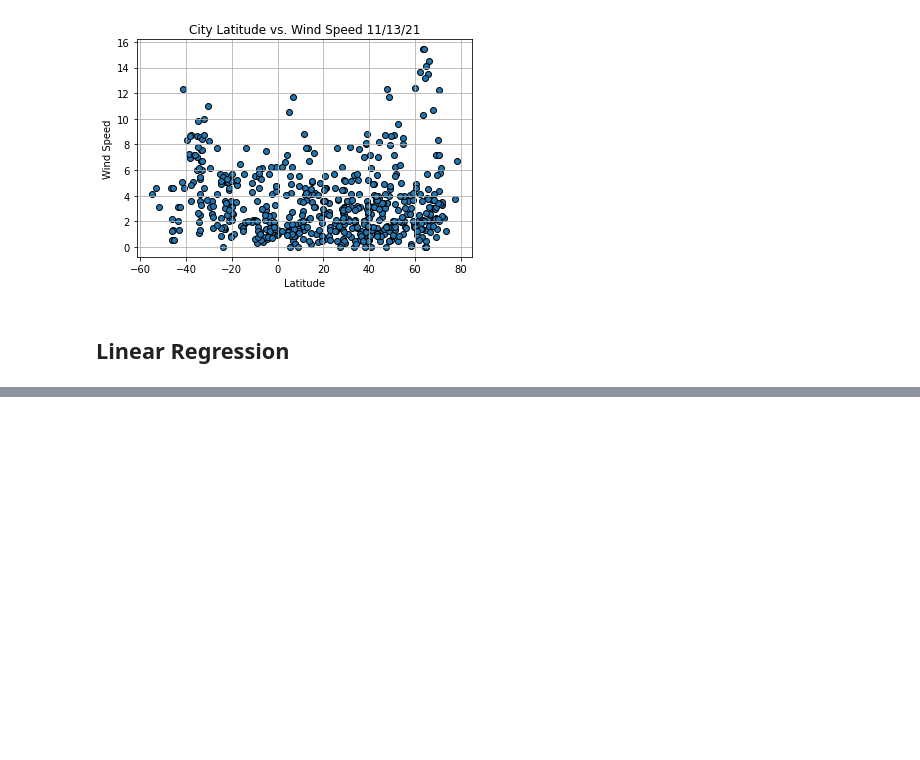
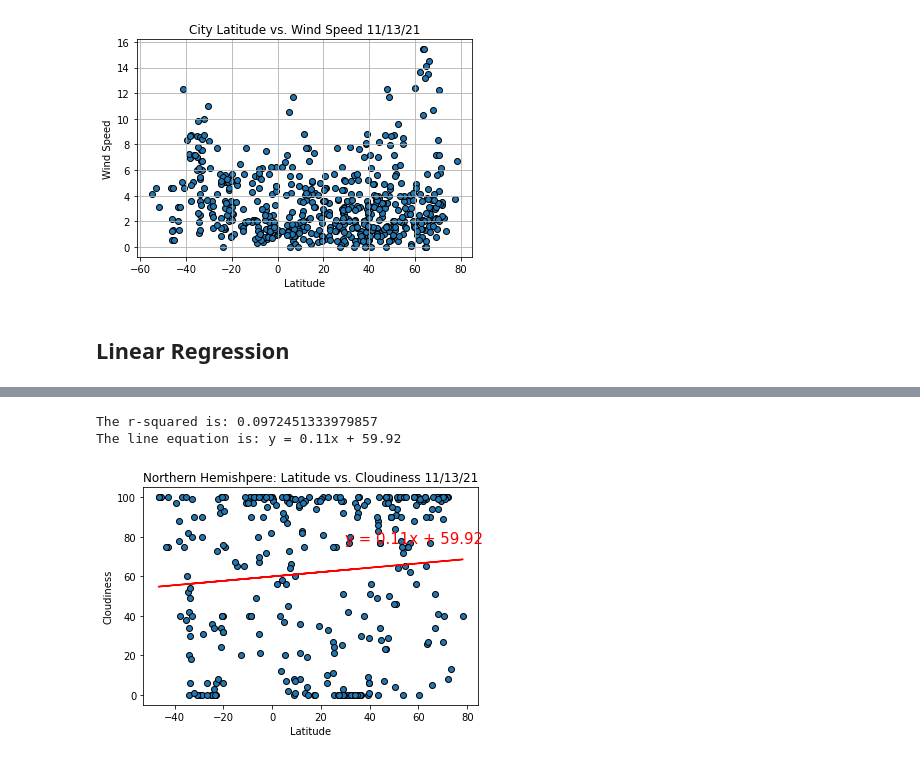
Before and after one commit to samuelroiz/Weather_Search, a Jupyter notebook: Code/Weather_Code.ipynb, the cells around one changed output, grey strips where cells are left out. Saved outputs shown, nothing was run; the diff lists cells and outputs as text; code cells hidden in the pictures; blank space fills up the shorter version.

```diff
--- a/Code/Weather_Code.ipynb
+++ b/Code/Weather_Code.ipynb
@@ -589,0 +847,51 @@ plt.show()
+# %%
+# from 'weather_data_clean' table
+weather_Date_col = weather_data_clean['weather_date'][0]
+
+# Labels for the values of the graph...
+# seperate since we will copy and paste for Southern also
+x_values = northern_data['latitude']
+y_values = northern_data['cloudiness']
+x_label = 'Latitude'
+y_label = 'Cloudiness'
+blank_hemisphere = 'Northern Hemishpere'
+
+# Code for values
+linregress_outcome = linregress(x_values, y_values)
+# print(linregress_outcome)
+# outcome: LinregressResult(slope=-0.2931210488228063, intercept=16.939987154977036, rvalue=-0.7253865028981034,
+# pvalue=2.6231932592028583e-55, stderr=0.015334998012898633)
+
+# each variable equals to assigned position... slope: 0, intercept: 1 etc.
+(slope, intercept, rvalue, pvalue, stderr) = linregress_outcome
+
+# Code for the Regress Plot
+regress_outcome = x_values * slope + intercept
+line_eq = "y = " + str(round(slope,2)) + "x + " + str(round(intercept,2))
+
+# plots for graph/chart
+plt.scatter(x_values,y_values,edgecolors='black')
+plt.title(f"{blank_hemisphere}: {x_label} vs. {y_label} {weather_Date_col}")
+# plot a line graph... color red
+plt.plot(x_values, regress_outcome, "r-")
+
+# plot the line_eq into the chart
+#                     (x, y) look at chart and figure out where to place it
+plt.annotate(line_eq,(30,77),fontsize=15,color="red")
+
+plt.xlabel(x_label)
+plt.ylabel(y_label)
+
+# print out the r-squared value
+print(f"The r-squared is: {rvalue}")
+print(f"The line equation is: {line_eq}\n")
+
+# Save the figure
+plt.savefig("../Images/North_Latitude_Vs_Cloudiness.png")
+
+# Show Graph
+plt.show()
+# %% [output]
+The r-squared is: 0.0972451333979857
+The line equation is: y = 0.11x + 59.92
+[figure, added]
```
Also changed, not shown: parts of 17 cells of this notebook, 6 other files.
